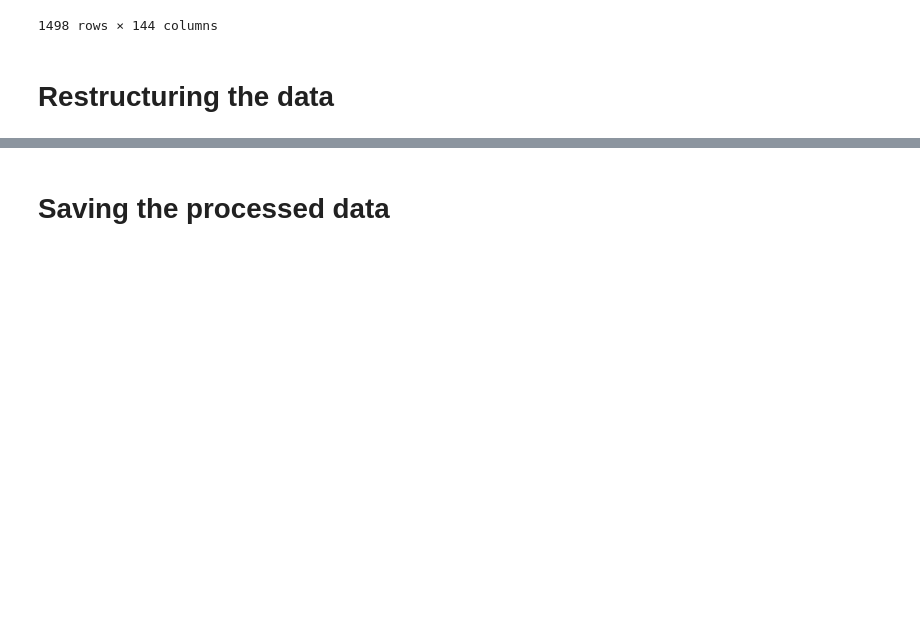
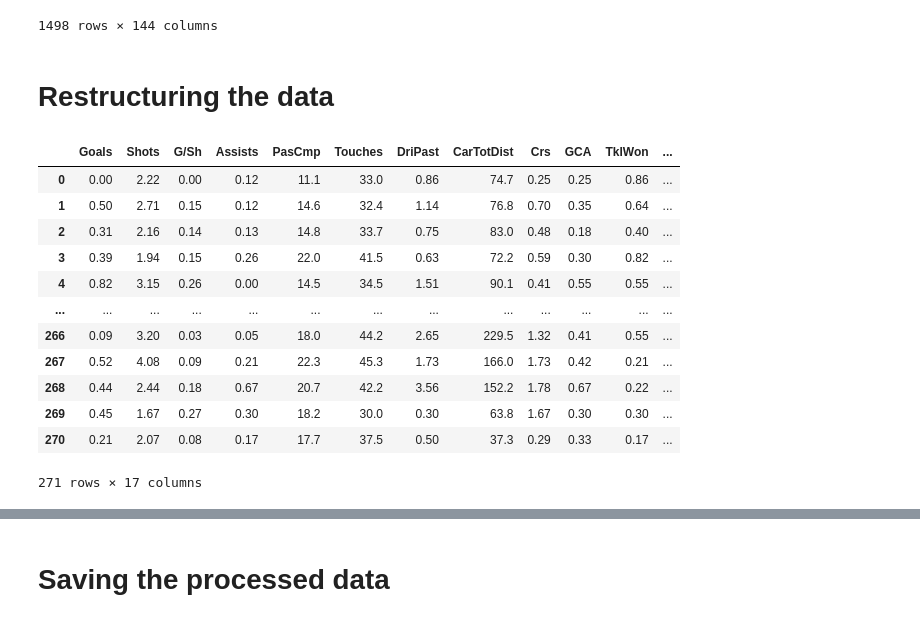
Before and after one commit to ubco-W2022T1-cosc301/project-group-25, a Jupyter notebook: notebooks/analysis1.ipynb, the cells around one changed output, grey strips where cells are left out. Saved outputs shown, nothing was run; the diff lists cells and outputs as text; code cells hidden in the pictures; blank space fills up the shorter version.

```diff
--- a/notebooks/analysis1.ipynb
+++ b/notebooks/analysis1.ipynb
@@ -66,6 +66,22 @@ df
 # Restructuring the data
 # %%
 #Creating new data frames based on player positions
-forwards = p1.forwards(df)
-midfielders = p1.midfielders(df)
-defenders = p1.defenders(df)
+forwards = p1.forwards(df).reset_index(drop = True)
+midfielders = p1.midfielders(df).reset_index(drop = True)
+defenders = p1.defenders(df).reset_index(drop = True)
+# %%
+forwards
+# %% [output]
+|  | Goals | Shots | G/Sh | Assists | PasCmp | Touches | DriPast | CarTotDist | Crs | GCA | TklWon | ... |
+| 0 | 0.00 | 2.22 | 0.00 | 0.12 | 11.1 | 33.0 | 0.86 | 74.7 | 0.25 | 0.25 | 0.86 | ... |
+| 1 | 0.50 | 2.71 | 0.15 | 0.12 | 14.6 | 32.4 | 1.14 | 76.8 | 0.70 | 0.35 | 0.64 | ... |
+| 2 | 0.31 | 2.16 | 0.14 | 0.13 | 14.8 | 33.7 | 0.75 | 83.0 | 0.48 | 0.18 | 0.40 | ... |
+| 3 | 0.39 | 1.94 | 0.15 | 0.26 | 22.0 | 41.5 | 0.63 | 72.2 | 0.59 | 0.30 | 0.82 | ... |
+| 4 | 0.82 | 3.15 | 0.26 | 0.00 | 14.5 | 34.5 | 1.51 | 90.1 | 0.41 | 0.55 | 0.55 | ... |
+| ... | ... | ... | ... | ... | ... | ... | ... | ... | ... | ... | ... | ... |
+| 266 | 0.09 | 3.20 | 0.03 | 0.05 | 18.0 | 44.2 | 2.65 | 229.5 | 1.32 | 0.41 | 0.55 | ... |
+| 267 | 0.52 | 4.08 | 0.09 | 0.21 | 22.3 | 45.3 | 1.73 | 166.0 | 1.73 | 0.42 | 0.21 | ... |
+| 268 | 0.44 | 2.44 | 0.18 | 0.67 | 20.7 | 42.2 | 3.56 | 152.2 | 1.78 | 0.67 | 0.22 | ... |
+| 269 | 0.45 | 1.67 | 0.27 | 0.30 | 18.2 | 30.0 | 0.30 | 63.8 | 1.67 | 0.30 | 0.30 | ... |
+| 270 | 0.21 | 2.07 | 0.08 | 0.17 | 17.7 | 37.5 | 0.50 | 37.3 | 0.29 | 0.33 | 0.17 | ... |
+271 rows × 17 columns
```
Also changed, not shown: parts of 3 cells of this notebook, 2 other files.
